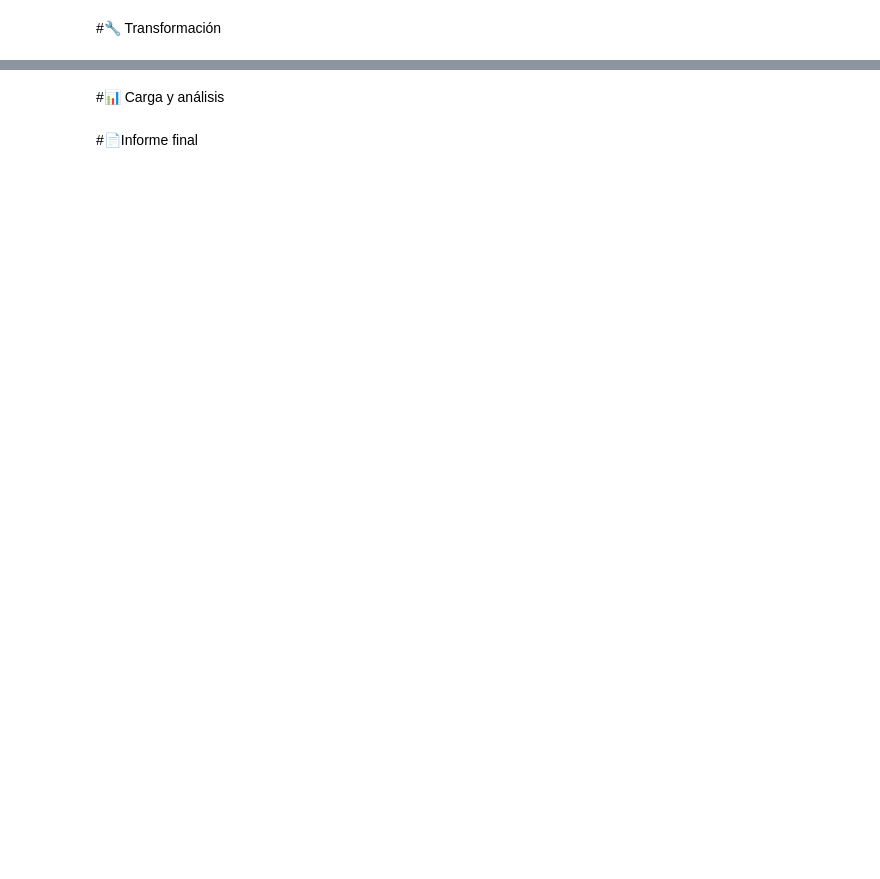
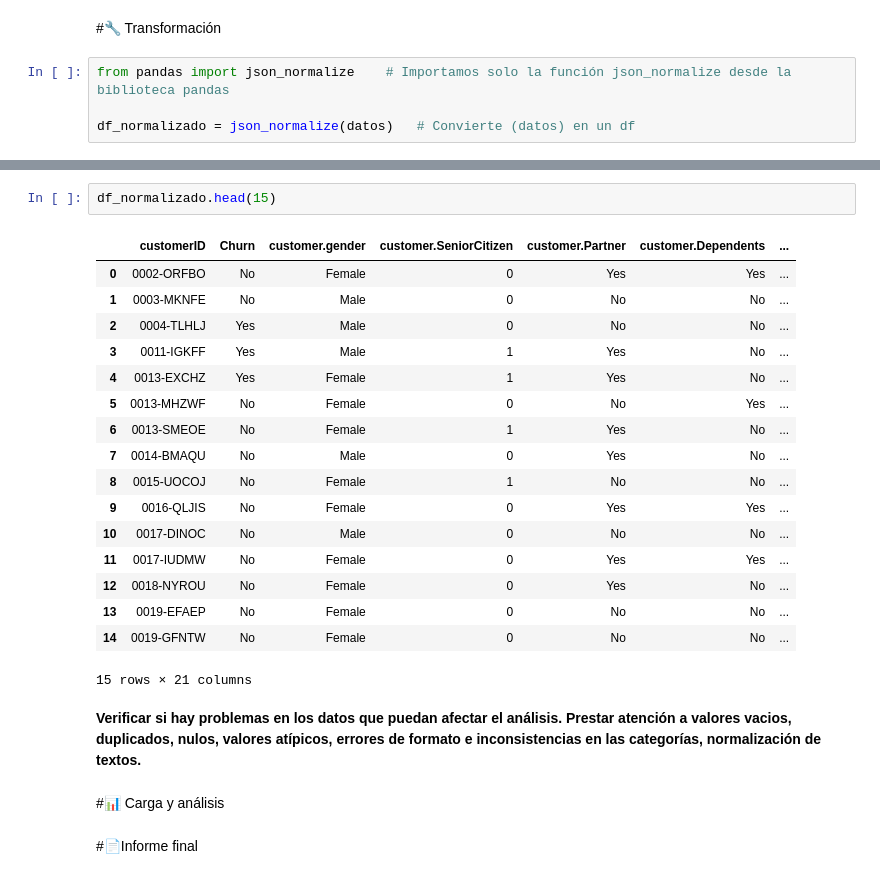
Before and after one commit to evs-11/Telecom_X, a Jupyter notebook: TelecomX_LATAM.ipynb, the cells around one changed output, grey strips where cells are left out. Saved outputs shown, nothing was run; the diff lists cells and outputs as text; blank space fills up the shorter version.

```diff
--- a/TelecomX_LATAM.ipynb
+++ b/TelecomX_LATAM.ipynb
@@ -48,2 +89,6 @@ df.head()
 # %% [markdown]
 #🔧 Transformación
+# %%
+from pandas import json_normalize    # Importamos solo la función json_normalize desde la biblioteca pandas
+
+df_normalizado = json_normalize(datos)   # Convierte (datos) en un df
@@ -50,3 +116,25 @@ df.head()
+# %%
+df_normalizado.head(15)
+# %% [output]
+|  | customerID | Churn | customer.gender | customer.SeniorCitizen | customer.Partner | customer.Dependents | ... |
+| 0 | 0002-ORFBO | No | Female | 0 | Yes | Yes | ... |
+| 1 | 0003-MKNFE | No | Male | 0 | No | No | ... |
+| 2 | 0004-TLHLJ | Yes | Male | 0 | No | No | ... |
+| 3 | 0011-IGKFF | Yes | Male | 1 | Yes | No | ... |
+| 4 | 0013-EXCHZ | Yes | Female | 1 | Yes | No | ... |
+| 5 | 0013-MHZWF | No | Female | 0 | No | Yes | ... |
+| 6 | 0013-SMEOE | No | Female | 1 | Yes | No | ... |
+| 7 | 0014-BMAQU | No | Male | 0 | Yes | No | ... |
+| 8 | 0015-UOCOJ | No | Female | 1 | No | No | ... |
+| 9 | 0016-QLJIS | No | Female | 0 | Yes | Yes | ... |
+| 10 | 0017-DINOC | No | Male | 0 | No | No | ... |
+| 11 | 0017-IUDMW | No | Female | 0 | Yes | Yes | ... |
+| 12 | 0018-NYROU | No | Female | 0 | Yes | No | ... |
+| 13 | 0019-EFAEP | No | Female | 0 | No | No | ... |
+| 14 | 0019-GFNTW | No | Female | 0 | No | No | ... |
+15 rows × 21 columns
+# %% [markdown]
+**Verificar si hay problemas en los datos que puedan afectar el análisis. Prestar atención a valores vacios, duplicados, nulos, valores atípicos, errores de formato e inconsistencias en las categorías, normalización de textos.**
 # %% [markdown]
 #📊 Carga y análisis
 # %% [markdown]
```
Also changed, not shown: parts of 6 cells of this notebook.
